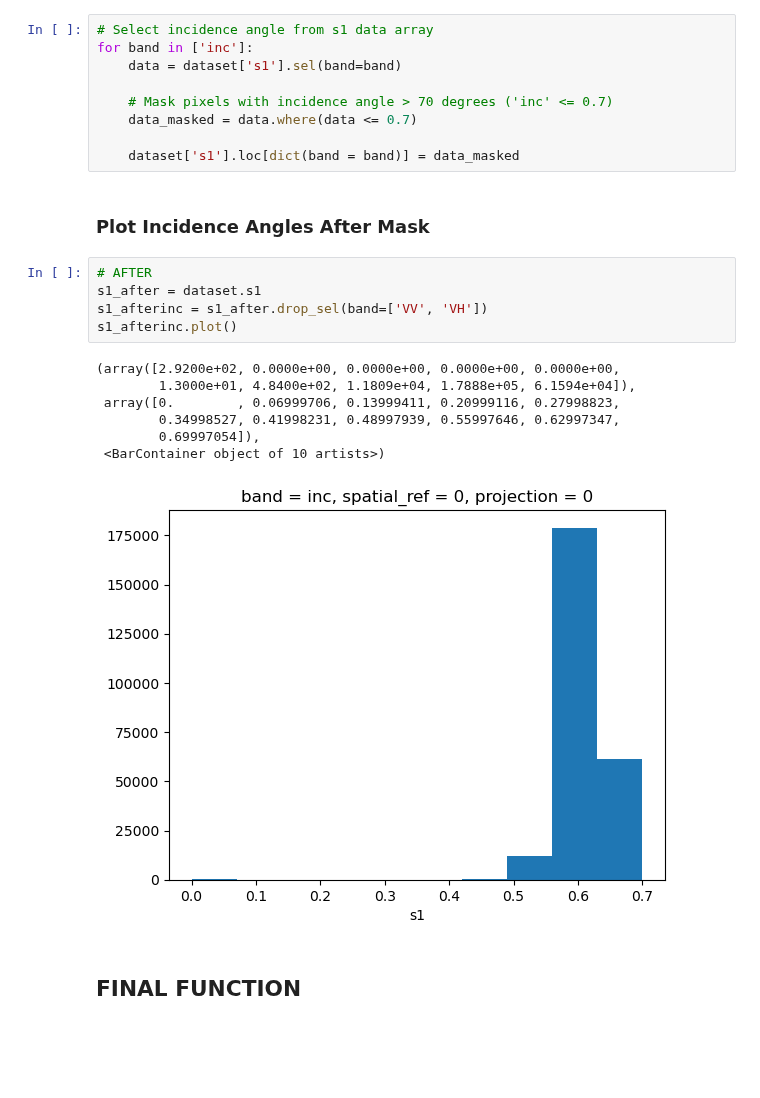
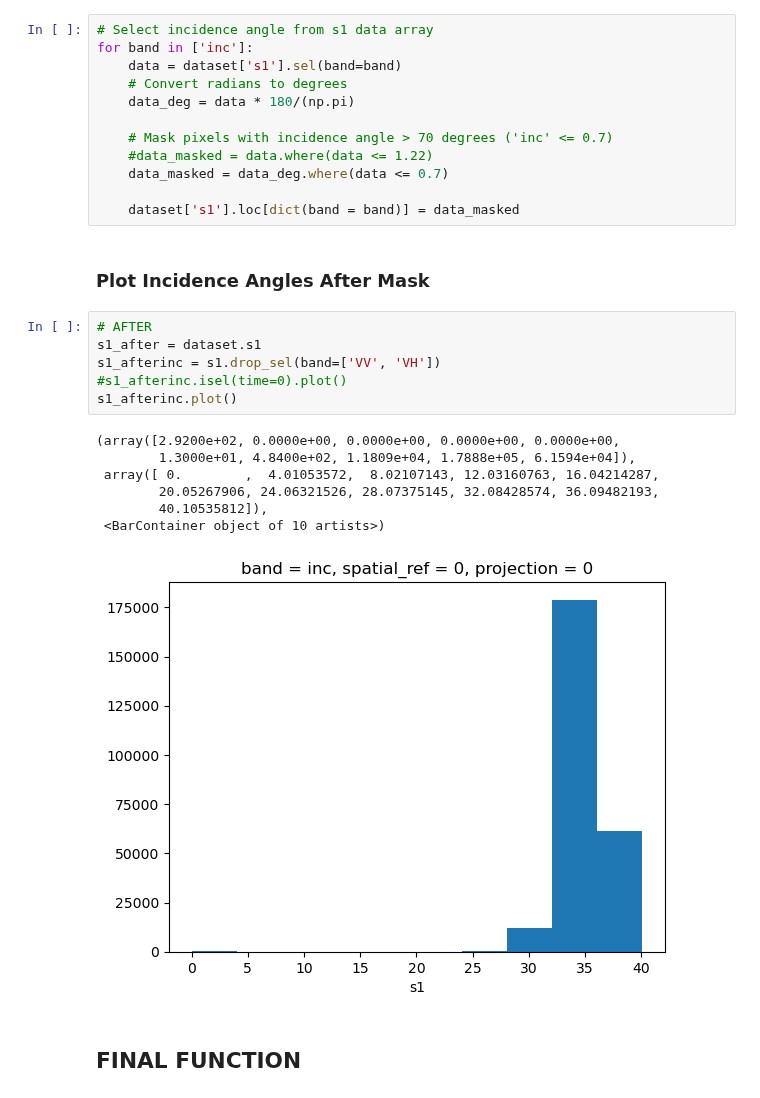
Before and after one commit to SnowEx/spicy-snow, a Jupyter notebook: contrib/marziliano/inc_angle.ipynb, the cells around one changed output. Cells and saved outputs as stored; diff of their text form; blank space fills up the shorter version.

Commit message:
Updated incidence angle to convert to radians

```diff
--- a/contrib/marziliano/inc_angle.ipynb
+++ b/contrib/marziliano/inc_angle.ipynb
@@ -70,9 +72,12 @@ s1_inc.plot()
 # Select incidence angle from s1 data array
 for band in ['inc']:
     data = dataset['s1'].sel(band=band)
+    # Convert radians to degrees
+    data_deg = data * 180/(np.pi)
 
     # Mask pixels with incidence angle > 70 degrees ('inc' <= 0.7)
-    data_masked = data.where(data <= 0.7)
+    #data_masked = data.where(data <= 1.22)
+    data_masked = data_deg.where(data <= 0.7)
 
     dataset['s1'].loc[dict(band = band)] = data_masked
 # %% [markdown]
@@ -80,16 +85,17 @@ for band in ['inc']:
 # %%
 # AFTER
 s1_after = dataset.s1
-s1_afterinc = s1_after.drop_sel(band=['VV', 'VH'])
+s1_afterinc = s1.drop_sel(band=['VV', 'VH'])
+#s1_afterinc.isel(time=0).plot()
 s1_afterinc.plot()
 # %% [output]
 (array([2.9200e+02, 0.0000e+00, 0.0000e+00, 0.0000e+00, 0.0000e+00,
         1.3000e+01, 4.8400e+02, 1.1809e+04, 1.7888e+05, 6.1594e+04]),
- array([0.        , 0.06999706, 0.13999411, 0.20999116, 0.27998823,
-        0.34998527, 0.41998231, 0.48997939, 0.55997646, 0.62997347,
-        0.69997054]),
+ array([ 0.        ,  4.01053572,  8.02107143, 12.03160763, 16.04214287,
+        20.05267906, 24.06321526, 28.07375145, 32.08428574, 36.09482193,
+        40.10535812]),
  <BarContainer object of 10 artists>)
-[figure, old version]
+[figure, new version]
 # %% [markdown]
 ## FINAL FUNCTION
 # %%
```
Also changed, not shown: parts of 2 cells of this notebook, 1 other file.
